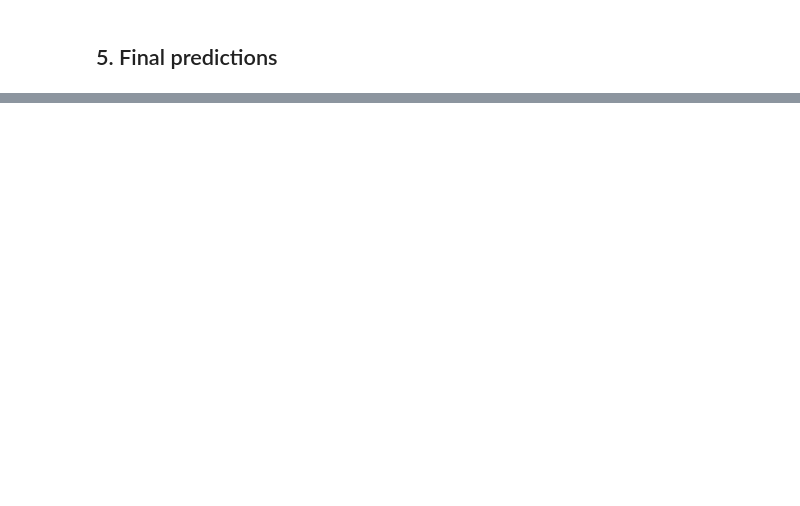
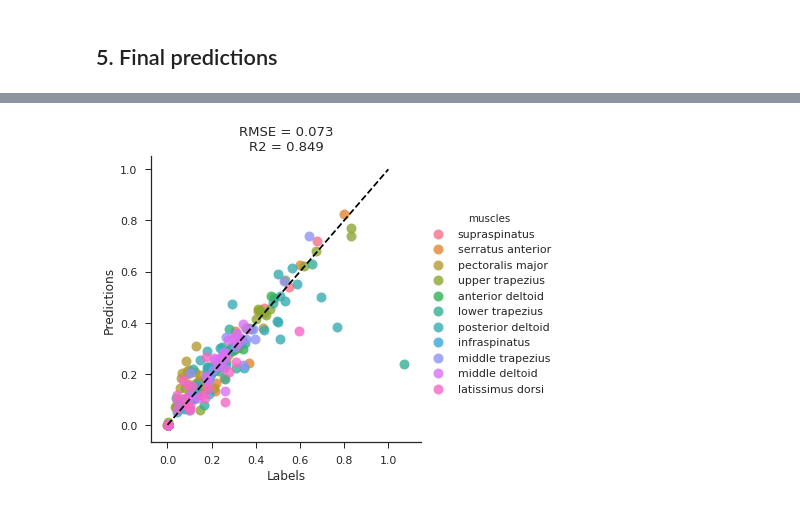
Before and after one commit to romainmartinez/mvc, a Jupyter notebook: 3_predict.ipynb, the cells around one changed output, grey strips where cells are left out. Saved outputs shown, nothing was run; the diff lists cells and outputs as text; code cells hidden in the pictures; blank space fills up the shorter version.

```diff
--- a/3_predict.ipynb
+++ b/3_predict.ipynb
@@ -265,21 +283,0 @@ from sklearn.metrics import r2_score
-# %%
-models, predictions = [[] for i in range(2)]
-
-for model in random_search.keys():
-    print(f'evaluating {model.upper()}...')
-
-    final_model = random_search[model].best_estimator_.predict(X_test)
-
-    final_rmse = np.sqrt(mean_squared_error(y_test, final_predictions))
-    print(f'final RMSE: {final_rmse}')
-
-    final_variance = explained_variance_score(y_test, final_predictions)
-    print(f'final explained variance: {final_variance}')
-
-    final_r2 = r2_score(y_test, final_predictions)
-    print(f'final R2: {final_r2}')
-
-    models.extend([model] * X_test.shape[0])
-    predictions.extend(final_predictions)
-
-    print('-' * 10)
@@ -301,0 +363,5 @@ final R2: 0.9314259335650785
+# %%
+selected_model = models['extratree_optim']
+final = Evaluate(selected_model)
+final.fit(X_train, np.ravel(y_train))
+final.predict(X_test, y_test)
@@ -302,13 +371,6 @@ final R2: 0.9314259335650785
 # %%
-n_models = len(random_search.keys())
-
-# one-hot encoding to plain
+# one-hot encoding muscle feature to plain
 MUSCLES_COLUMNS = list(X_test.columns[:11])
 muscles = X_test[MUSCLES_COLUMNS].idxmax(1)
 
-final = pd.DataFrame({
-    'models': models,
-    'predictions': predictions,
-    'labels': np.tile(y_test.iloc[:, 0], 3),
-    'muscles': np.tile(muscles, 3)
-})
+final_df = final.to_dataframe(y_test, muscles)
@@ -349,0 +386,5 @@ plt.show()
+# %%
+# plot
+final.plot(final_df)
+# %% [output]
+[figure, added]
```
Also changed, not shown: parts of 23 cells of this notebook, 2 other files.
